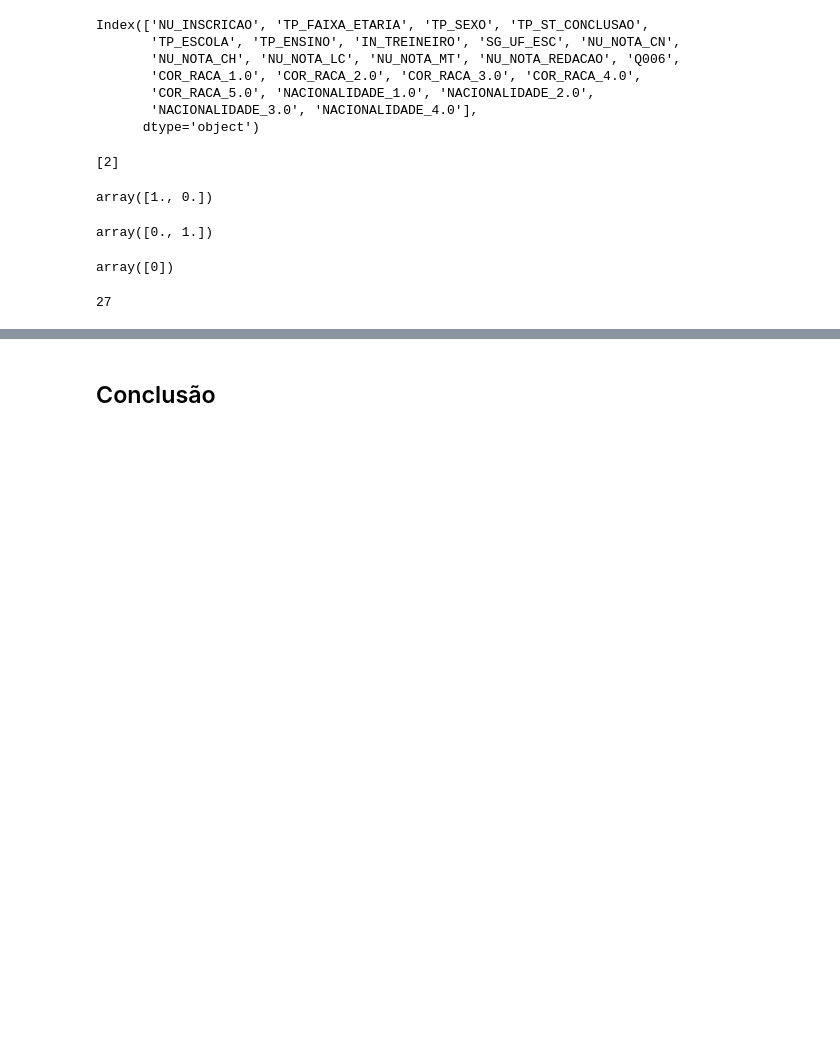
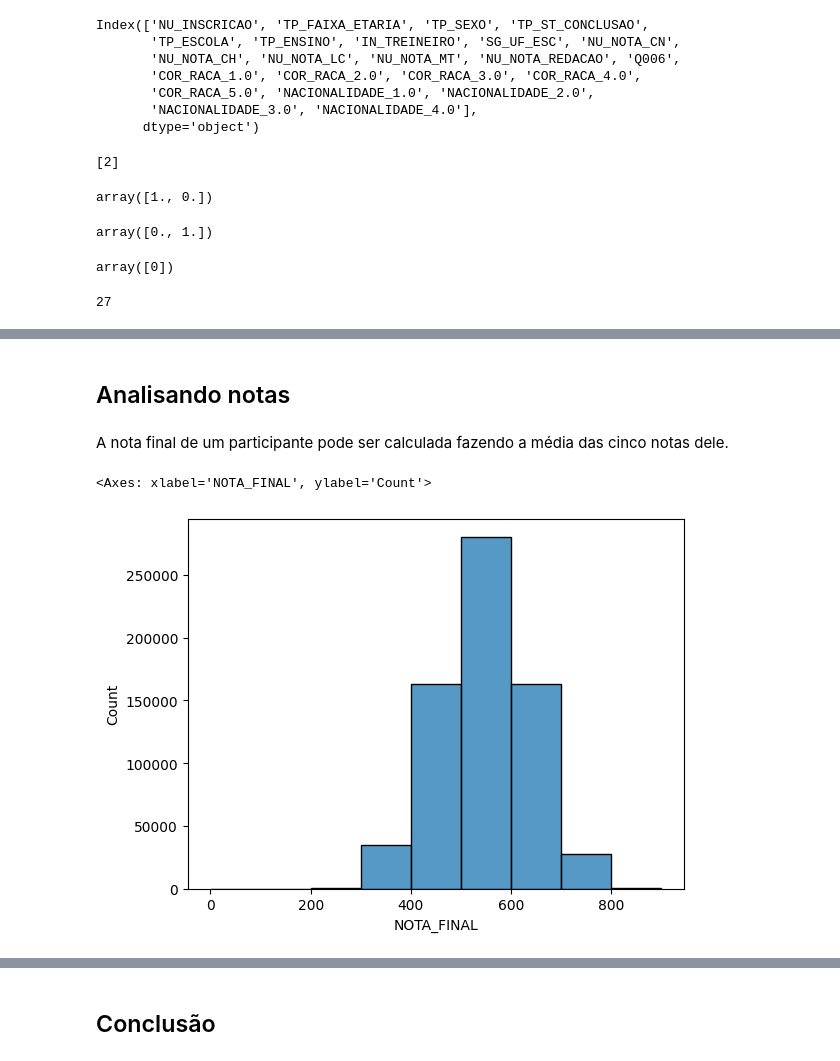
Before and after one commit to RobertoTomchak/Analise-Cotas-ENEM-2022, a Jupyter notebook: tratamento_dataset_microdados.ipynb, the cells around one changed output, grey strips where cells are left out. Drawn from its saved outputs; the diff is of its cells as text; code cells hidden in the pictures; blank space fills up the shorter version.

```diff
--- a/tratamento_dataset_microdados.ipynb
+++ b/tratamento_dataset_microdados.ipynb
@@ -394,0 +393,21 @@ memory usage: 87.0 MB
+# %% [markdown]
+## Analisando notas
+# %% [markdown]
+A nota final de um participante pode ser calculada fazendo a média das cinco notas dele.
+# %%
+# Calculando nota final
+df["NOTA_FINAL"] = (df["NU_NOTA_CH"] + df["NU_NOTA_CN"] + df["NU_NOTA_LC"] + df["NU_NOTA_MT"] + df["NU_NOTA_REDACAO"]) / 5
+
+# Retirando coluna das notas de cada sessão
+df.drop("NU_NOTA_CH", axis=1, inplace=True)
+df.drop("NU_NOTA_CN", axis=1, inplace=True)
+df.drop("NU_NOTA_LC", axis=1, inplace=True)
+df.drop("NU_NOTA_MT", axis=1, inplace=True)
+df.drop("NU_NOTA_REDACAO", axis=1, inplace=True)
+# %%
+# Visualizando distribuição das notas
+import seaborn as sns
+sns.histplot(data=df, x="NOTA_FINAL", binwidth=100)
+# %% [output]
+<Axes: xlabel='NOTA_FINAL', ylabel='Count'>
+[figure, added]
```
Also changed, not shown: parts of 9 cells of this notebook, 1 other file.
